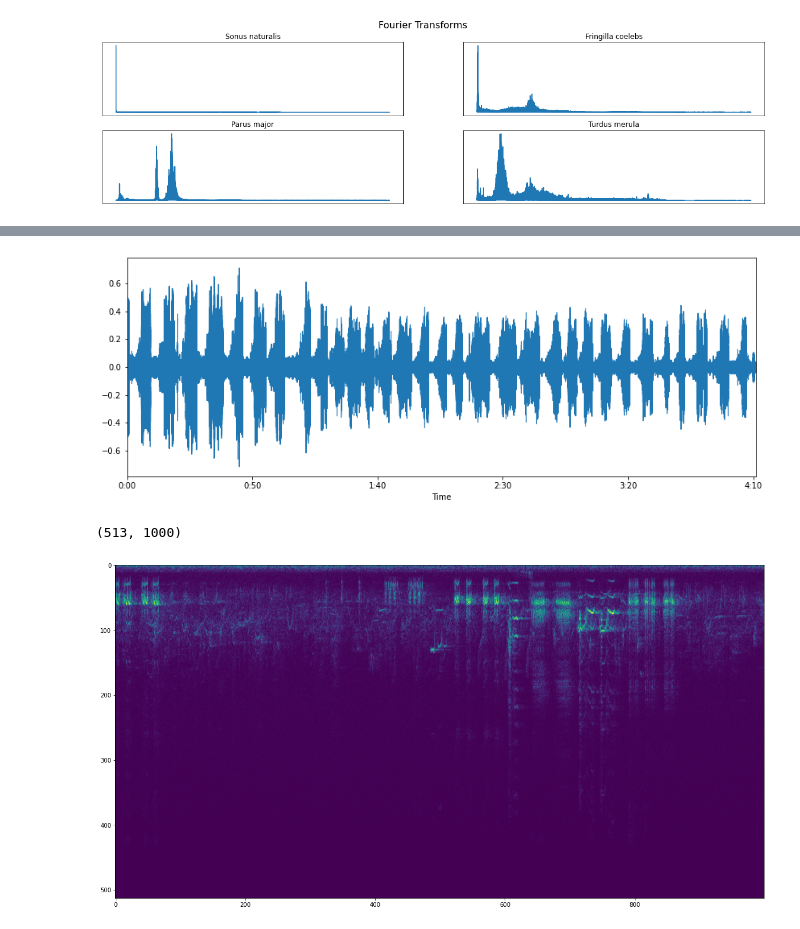
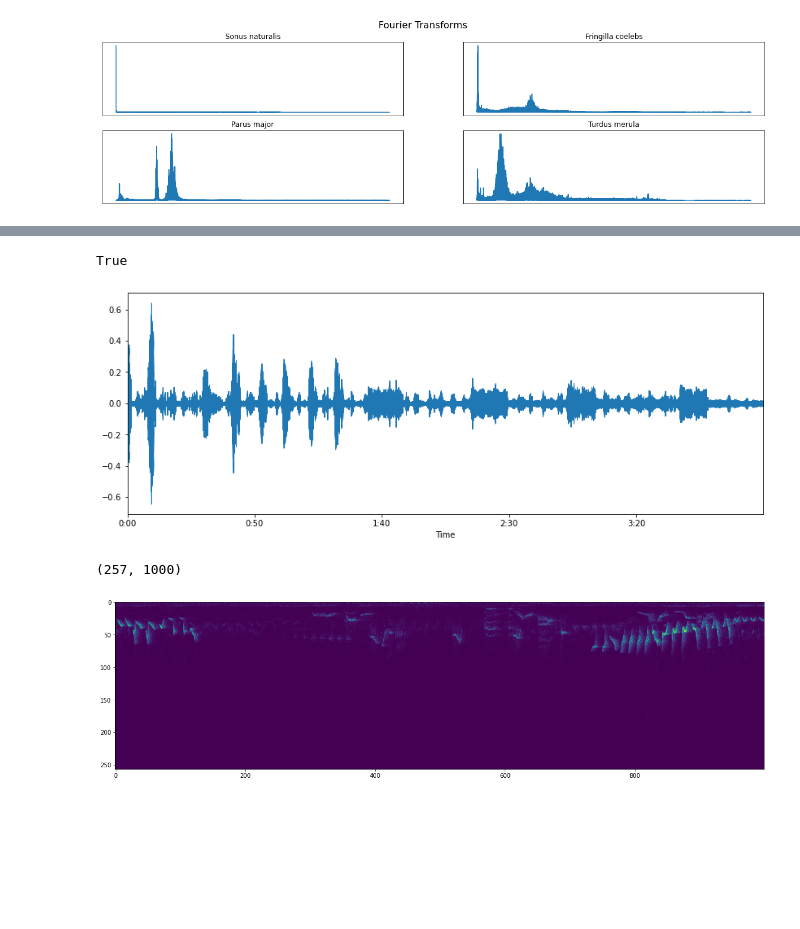
Before and after one commit to antonimarek/birdify, a Jupyter notebook: birdify.ipynb, the cells around one changed output, grey strips where cells are left out. Drawn from its saved outputs; the diff is of its cells as text; code cells hidden in the pictures; blank space fills up the shorter version.

```diff
--- a/birdify.ipynb
+++ b/birdify.ipynb
@@ -117,5 +133,5 @@ plt.show()
 # %%
-file = r'./mp3/Acrocephalus-arundinaceus-178787.mp3'
+file = r'./Sonus-naturalis-156938.mp3'
 song = AudioSegment.from_mp3(file)
 fs = song.frame_rate
 
@@ -127,25 +146,33 @@ plt.show()
+# %%
+cbn = sox.Transformer()
+cbn.convert(samplerate=22050, n_channels=1)
+cbn.build(
+    input_filepath = './mp3/Sonus-naturalis-156938.mp3', output_filepath = 'Sonus-naturalis-156938.mp3'
+)
+# %% [output]
+True
 # %%
 import librosa.display
 
 plt.figure(figsize=(14, 5))
-librosa.display.waveplot(x, sr=fs)
+librosa.display.waveplot(signal, sr=fs)
 plt.show()
 # %% [output]
-[figure, old version]
+[figure, new version]
 # %%
 # import IPython.display as ipd
 # ipd.Audio(x, rate=fs)
 # %%
-WINDOW_SIZE = 1024
-y = librosa.stft(x, hop_length=512, n_fft = WINDOW_SIZE)#, hop_length = 512)
+WINDOW_SIZE = 512
+y = librosa.stft(signal, hop_length=512, n_fft = WINDOW_SIZE)#, hop_length = 512)
 # y = librosa.feature.melspectrogram(x, sr=44100, n_fft=WINDOW_SIZE, hop_length=WINDOW_SIZE)
 
 y = np.log1p(np.abs(y[:,:1000]))
 print(y.shape)
 
 plt.figure(figsize=(20,20))
 plt.imshow(y)
 plt.show()
 # %% [output]
-(513, 1000)
+(257, 1000)
-[figure, old version]
+[figure, new version]
```
Also changed, not shown: parts of 13 cells of this notebook, 1 other file.
